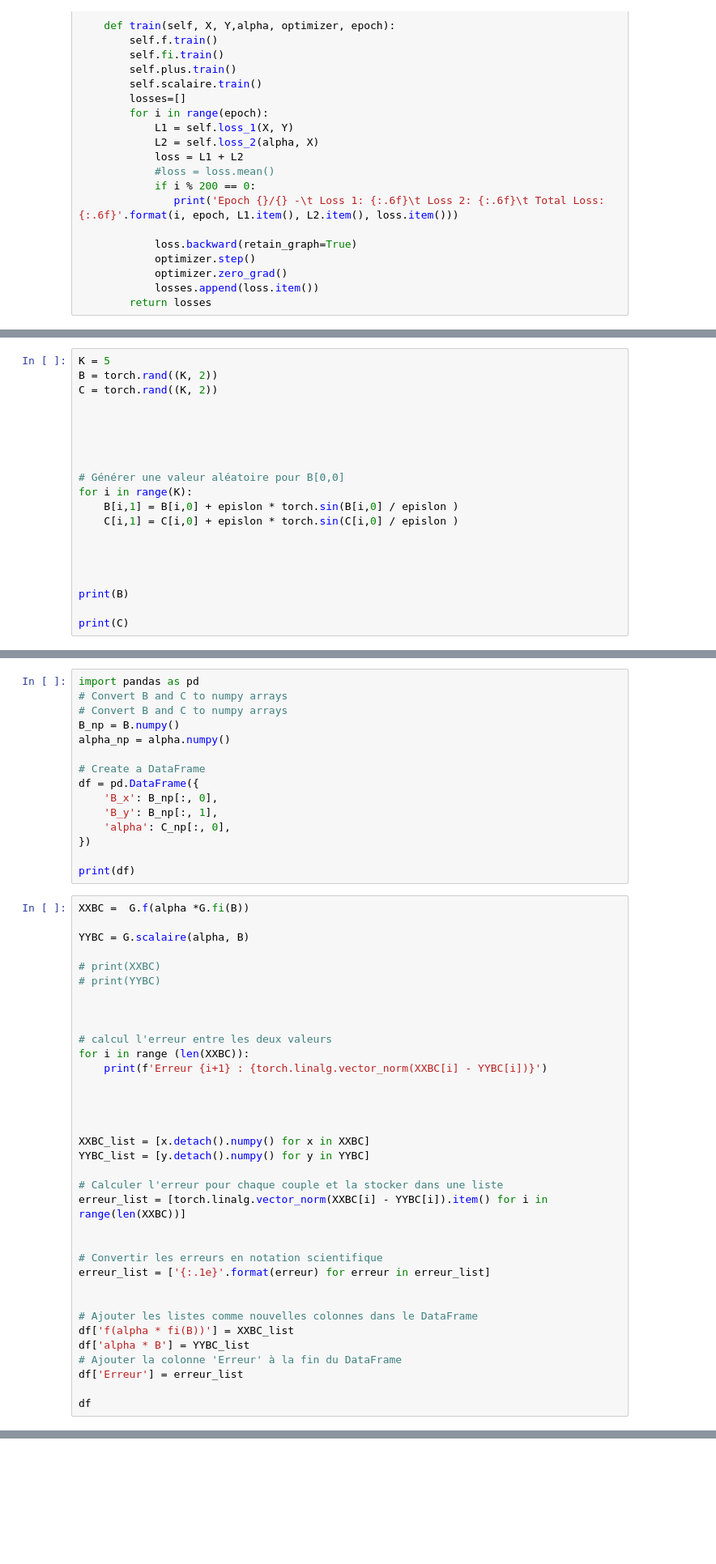
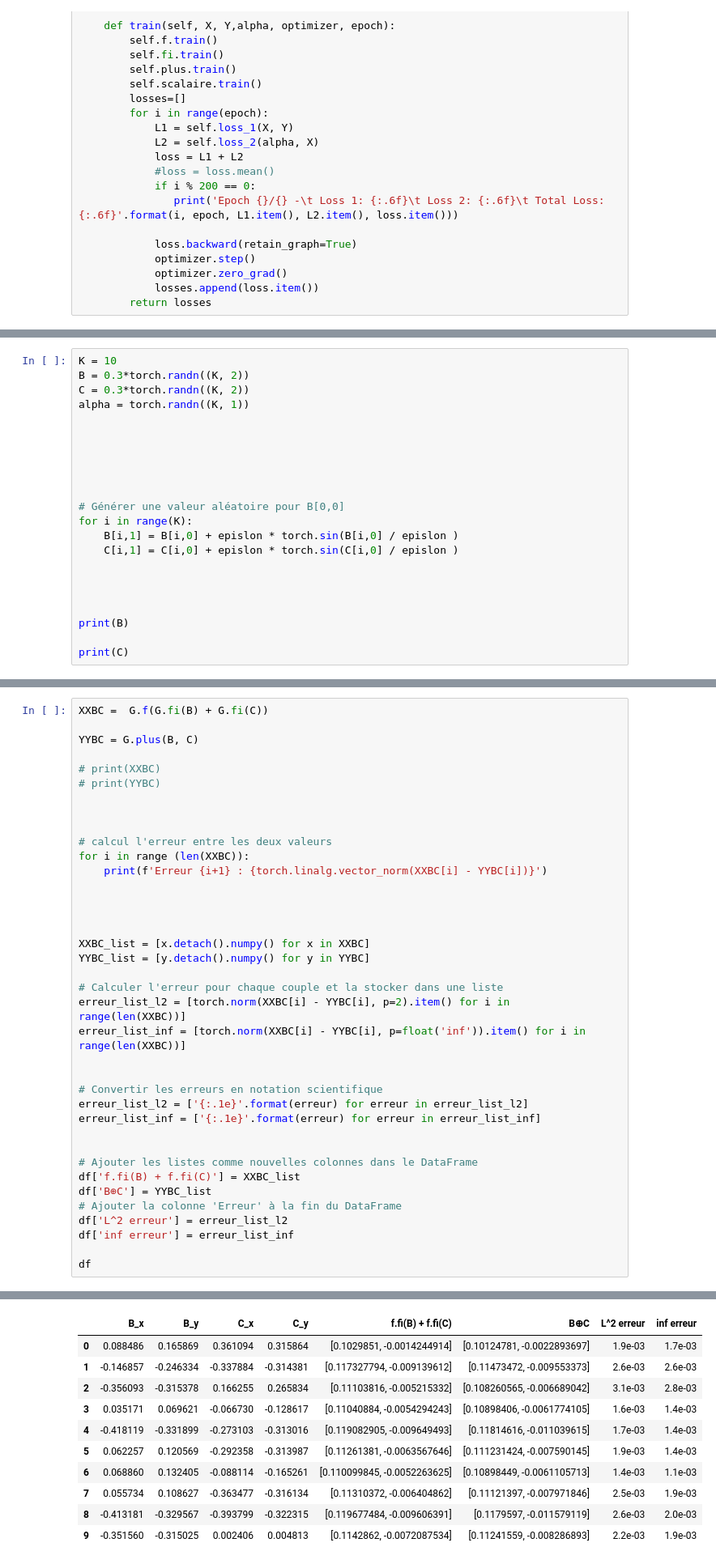
Before and after one commit to master-csmi/2024-m1-algstruct, a Jupyter notebook: test2.ipynb, the cells around one changed output, grey strips where cells are left out. Shown: that part at 81% size. Cells and saved outputs as stored; diff of their text form; blank space fills up the shorter version.

```diff
--- a/test2.ipynb
+++ b/test2.ipynb
@@ -171,7 +191,9 @@ plt.show()
 # %%
-K = 5
-B = torch.rand((K, 2))
-C = torch.rand((K, 2))
+K = 10
+B = 0.3*torch.randn((K, 2))
+C = 0.3*torch.randn((K, 2))
+alpha = torch.randn((K, 1))
+
 
 
 
@@ -278,22 +328,7 @@ print(alpha)
-# %%
-import pandas as pd
-# Convert B and C to numpy arrays
-# Convert B and C to numpy arrays
-B_np = B.numpy()
-alpha_np = alpha.numpy()
-
-# Create a DataFrame
-df = pd.DataFrame({
-    'B_x': B_np[:, 0],
-    'B_y': B_np[:, 1],
-    'alpha': C_np[:, 0],
-})
-
-print(df)
 # %%
-XXBC =  G.f(alpha *G.fi(B))
+XXBC =  G.f(G.fi(B) + G.fi(C))
 
-YYBC = G.scalaire(alpha, B)
+YYBC = G.plus(B, C)
 
 # print(XXBC)
 # print(YYBC)
@@ -311,17 +346,21 @@ XXBC_list = [x.detach().numpy() for x in XXBC]
 YYBC_list = [y.detach().numpy() for y in YYBC]
 
 # Calculer l'erreur pour chaque couple et la stocker dans une liste
-erreur_list = [torch.linalg.vector_norm(XXBC[i] - YYBC[i]).item() for i in range(len(XXBC))]
+erreur_list_l2 = [torch.norm(XXBC[i] - YYBC[i], p=2).item() for i in range(len(XXBC))]
+erreur_list_inf = [torch.norm(XXBC[i] - YYBC[i], p=float('inf')).item() for i in range(len(XXBC))]
 
 
 # Convertir les erreurs en notation scientifique
-erreur_list = ['{:.1e}'.format(erreur) for erreur in erreur_list]
+erreur_list_l2 = ['{:.1e}'.format(erreur) for erreur in erreur_list_l2]
+erreur_list_inf = ['{:.1e}'.format(erreur) for erreur in erreur_list_inf]
 
 
 # Ajouter les listes comme nouvelles colonnes dans le DataFrame
-df['f(alpha * fi(B))'] = XXBC_list
-df['alpha * B'] = YYBC_list
+df['f.fi(B) + f.fi(C)'] = XXBC_list
+df['B⊕C'] = YYBC_list
 # Ajouter la colonne 'Erreur' à la fin du DataFrame
-df['Erreur'] = erreur_list
+df['L^2 erreur'] = erreur_list_l2
+df['inf erreur'] = erreur_list_inf
 
 df
+# %% [output]
@@ -328,3 +377,14 @@ df
+|  | B_x | B_y | C_x | C_y | f.fi(B) + f.fi(C) | B⊕C | L^2 erreur | inf erreur |
+| 0 | 0.088486 | 0.165869 | 0.361094 | 0.315864 | [0.1029851, -0.0014244914] | [0.10124781, -0.0022893697] | 1.9e-03 | 1.7e-03 |
+| 1 | -0.146857 | -0.246334 | -0.337884 | -0.314381 | [0.117327794, -0.009139612] | [0.11473472, -0.009553373] | 2.6e-03 | 2.6e-03 |
+| 2 | -0.356093 | -0.315378 | 0.166255 | 0.265834 | [0.11103816, -0.005215332] | [0.108260565, -0.006689042] | 3.1e-03 | 2.8e-03 |
+| 3 | 0.035171 | 0.069621 | -0.066730 | -0.128617 | [0.11040884, -0.0054294243] | [0.10898406, -0.0061774105] | 1.6e-03 | 1.4e-03 |
+| 4 | -0.418119 | -0.331899 | -0.273103 | -0.313016 | [0.119082905, -0.009649493] | [0.11814616, -0.011039615] | 1.7e-03 | 1.4e-03 |
+| 5 | 0.062257 | 0.120569 | -0.292358 | -0.313987 | [0.11261381, -0.0063567646] | [0.111231424, -0.007590145] | 1.9e-03 | 1.4e-03 |
+| 6 | 0.068860 | 0.132405 | -0.088114 | -0.165261 | [0.110099845, -0.0052263625] | [0.10898449, -0.0061105713] | 1.4e-03 | 1.1e-03 |
+| 7 | 0.055734 | 0.108627 | -0.363477 | -0.316134 | [0.11310372, -0.006404862] | [0.11121397, -0.007971846] | 2.5e-03 | 1.9e-03 |
+| 8 | -0.413181 | -0.329567 | -0.393799 | -0.322315 | [0.119677484, -0.009606391] | [0.1179597, -0.011579119] | 2.6e-03 | 2.0e-03 |
+| 9 | -0.351560 | -0.315025 | 0.002406 | 0.004813 | [0.1142862, -0.0072087534] | [0.11241559, -0.008286893] | 2.2e-03 | 1.9e-03 |
 # %%
 import matplotlib.pyplot as plt
 import matplotlib.cm as cm
```
Also changed, not shown: parts of 10 cells of this notebook, 2 other files.
